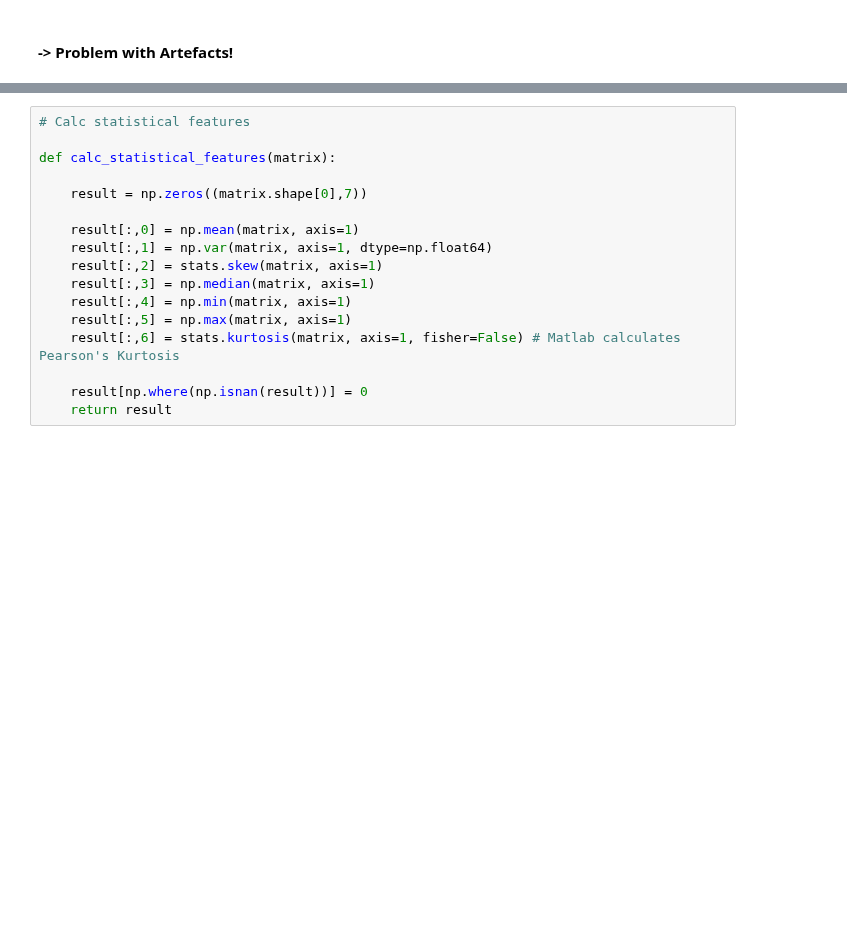
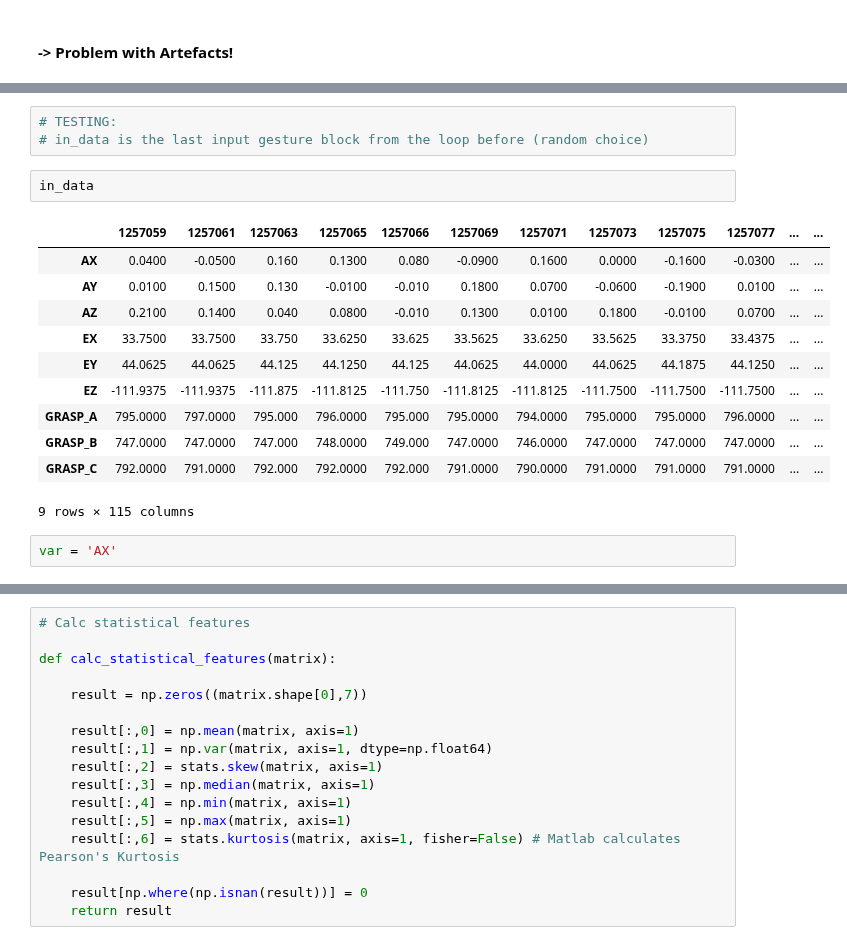
Before and after one commit to Make-O-Matic/MOM-Engine, a Jupyter notebook: data_preprocess_TU.ipynb, the cells around one changed output, grey strips where cells are left out. Saved outputs shown, nothing was run; the diff lists cells and outputs as text; blank space fills up the shorter version.

```diff
--- a/data_preprocess_TU.ipynb
+++ b/data_preprocess_TU.ipynb
@@ -1267,0 +1282,19 @@ plt.plot(range(len(y)), y)
+# %%
+# TESTING:
+# in_data is the last input gesture block from the loop before (random choice)
+# %%
+in_data
+# %% [output]
+|  | 1257059 | 1257061 | 1257063 | 1257065 | 1257066 | 1257069 | 1257071 | 1257073 | 1257075 | 1257077 | ... | ... |
+| AX | 0.0400 | -0.0500 | 0.160 | 0.1300 | 0.080 | -0.0900 | 0.1600 | 0.0000 | -0.1600 | -0.0300 | ... | ... |
+| AY | 0.0100 | 0.1500 | 0.130 | -0.0100 | -0.010 | 0.1800 | 0.0700 | -0.0600 | -0.1900 | 0.0100 | ... | ... |
+| AZ | 0.2100 | 0.1400 | 0.040 | 0.0800 | -0.010 | 0.1300 | 0.0100 | 0.1800 | -0.0100 | 0.0700 | ... | ... |
+| EX | 33.7500 | 33.7500 | 33.750 | 33.6250 | 33.625 | 33.5625 | 33.6250 | 33.5625 | 33.3750 | 33.4375 | ... | ... |
+| EY | 44.0625 | 44.0625 | 44.125 | 44.1250 | 44.125 | 44.0625 | 44.0000 | 44.0625 | 44.1875 | 44.1250 | ... | ... |
+| EZ | -111.9375 | -111.9375 | -111.875 | -111.8125 | -111.750 | -111.8125 | -111.8125 | -111.7500 | -111.7500 | -111.7500 | ... | ... |
+| GRASP_A | 795.0000 | 797.0000 | 795.000 | 796.0000 | 795.000 | 795.0000 | 794.0000 | 795.0000 | 795.0000 | 796.0000 | ... | ... |
+| GRASP_B | 747.0000 | 747.0000 | 747.000 | 748.0000 | 749.000 | 747.0000 | 746.0000 | 747.0000 | 747.0000 | 747.0000 | ... | ... |
+| GRASP_C | 792.0000 | 791.0000 | 792.000 | 792.0000 | 792.000 | 791.0000 | 790.0000 | 791.0000 | 791.0000 | 791.0000 | ... | ... |
+9 rows × 115 columns
+# %%
+var = 'AX'
```
Also changed, not shown: parts of 29 cells of this notebook.
